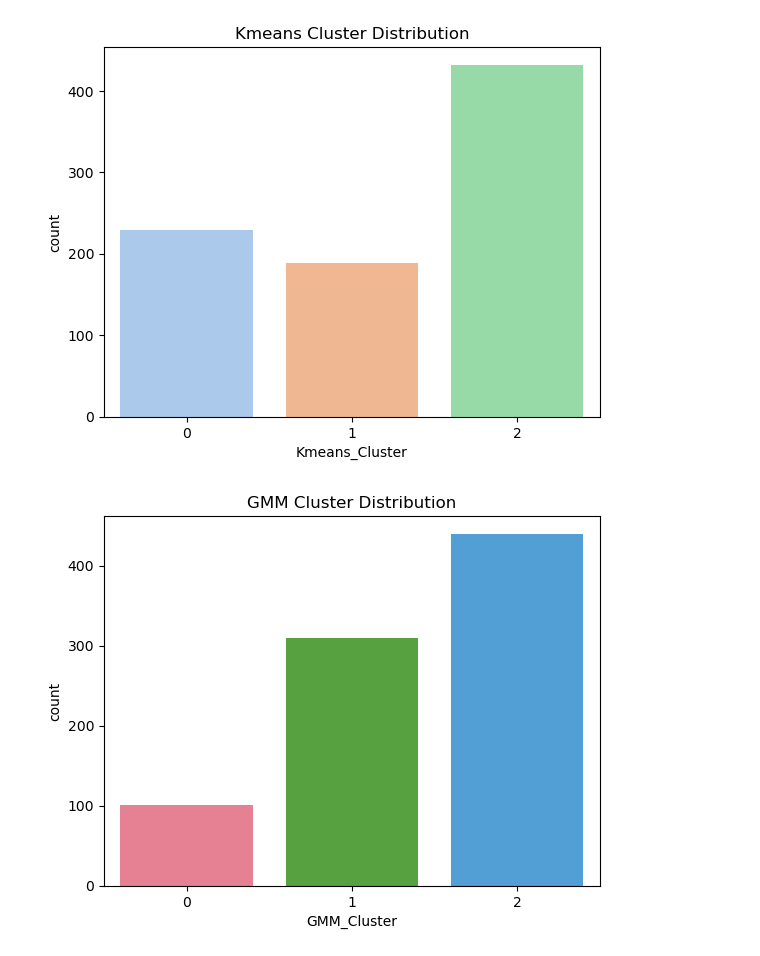
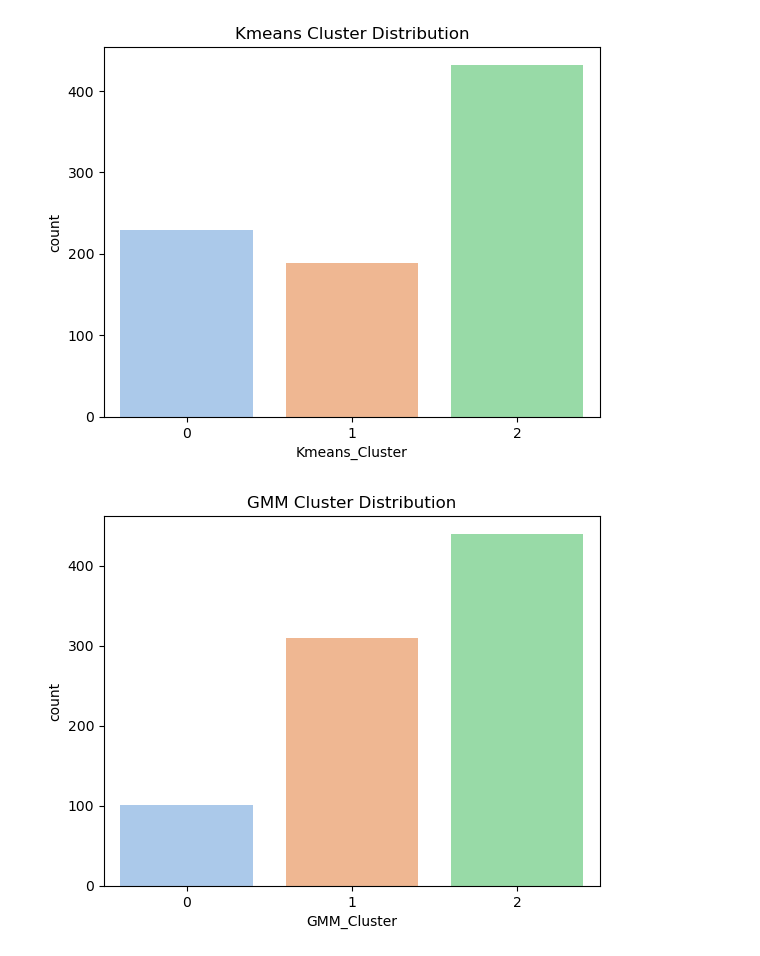
Before and after one commit to ghifari-15/age-income-and-debtincomeratio-using-kmeans-and-gmm, a Jupyter notebook: index.ipynb, the cells around one changed output. Cells and saved outputs as stored; diff of their text form; code cells hidden in the pictures.

```diff
--- a/index.ipynb
+++ b/index.ipynb
@@ -220,8 +206,8 @@ Text(0.5, 1.0, 'Kmeans Cluster Distribution')
 # %%
 # Visualize GMM CLuster Distribution
 plt.figure()
-sns.countplot(x="GMM_Cluster", data=df_result, palette="husl")
+sns.countplot(x="GMM_Cluster", data=df_result, palette="pastel")
 plt.title("GMM Cluster Distribution")
 plt.show()
 # %% [output]
-[figure, old version]
+[figure, new version]
```
Also changed, not shown: parts of 6 cells of this notebook.
